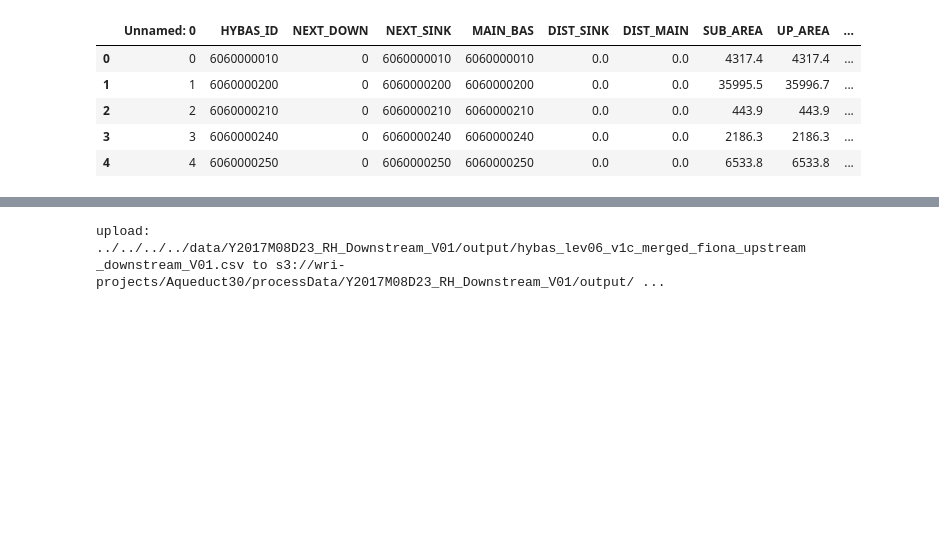
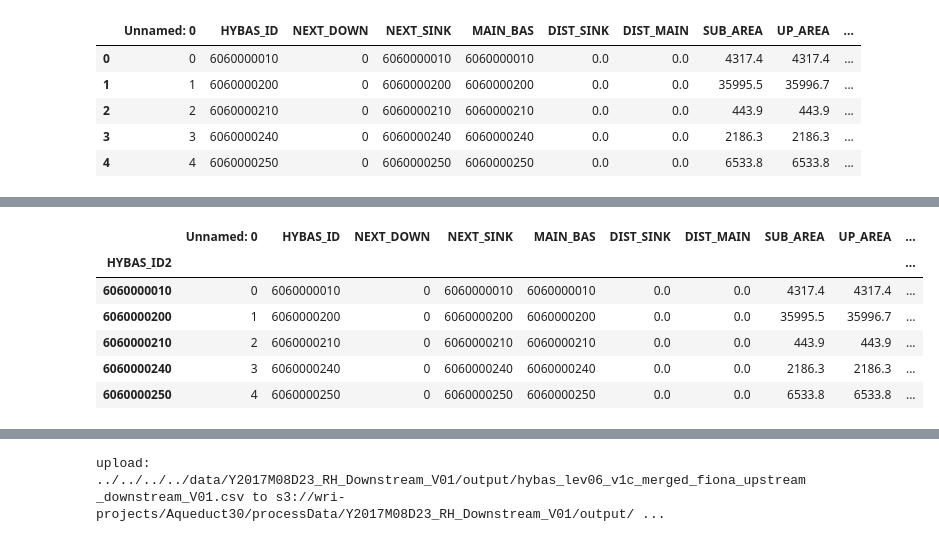
Before and after one commit to wri/Aqueduct30Docker, a Jupyter notebook: notebooks/production/Y2017M08D23_RH_Downstream_V01.ipynb, the cells around one changed output, grey strips where cells are left out. Drawn from its saved outputs; the diff is of its cells as text; code cells hidden in the pictures; blank space fills up the shorter version.

```diff
--- a/notebooks/production/Y2017M08D23_RH_Downstream_V01.ipynb
+++ b/notebooks/production/Y2017M08D23_RH_Downstream_V01.ipynb
@@ -123,0 +154,10 @@ item:  13682  id:  706
+# %%
+df_out.head()
+# %% [output]
+|  | Unnamed: 0 | HYBAS_ID | NEXT_DOWN | NEXT_SINK | MAIN_BAS | DIST_SINK | DIST_MAIN | SUB_AREA | UP_AREA | ... |
+| HYBAS_ID2 |  |  |  |  |  |  |  |  |  | ... |
+| 6060000010 | 0 | 6060000010 | 0 | 6060000010 | 6060000010 | 0.0 | 0.0 | 4317.4 | 4317.4 | ... |
+| 6060000200 | 1 | 6060000200 | 0 | 6060000200 | 6060000200 | 0.0 | 0.0 | 35995.5 | 35996.7 | ... |
+| 6060000210 | 2 | 6060000210 | 0 | 6060000210 | 6060000210 | 0.0 | 0.0 | 443.9 | 443.9 | ... |
+| 6060000240 | 3 | 6060000240 | 0 | 6060000240 | 6060000240 | 0.0 | 0.0 | 2186.3 | 2186.3 | ... |
+| 6060000250 | 4 | 6060000250 | 0 | 6060000250 | 6060000250 | 0.0 | 0.0 | 6533.8 | 6533.8 | ... |
```
Also changed, not shown: parts of 14 cells of this notebook, 7 other files.
